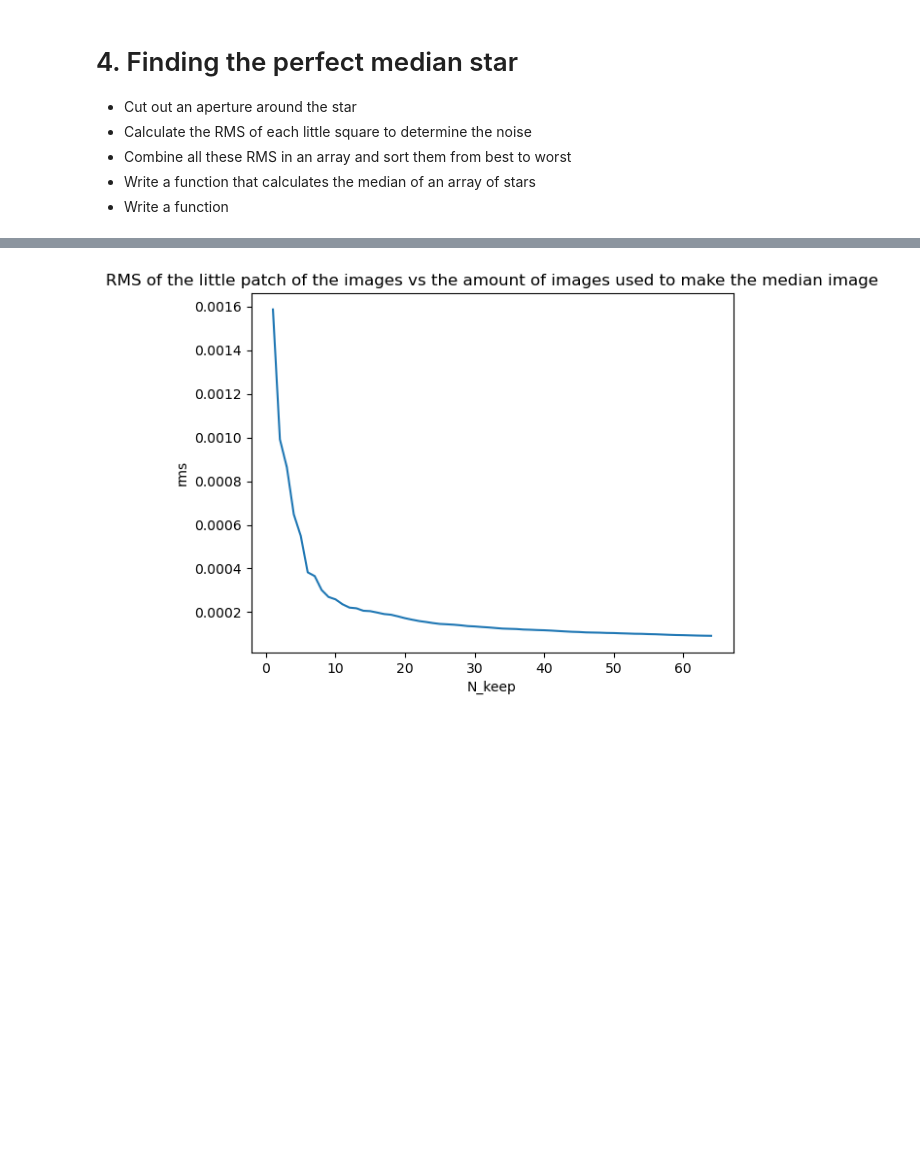
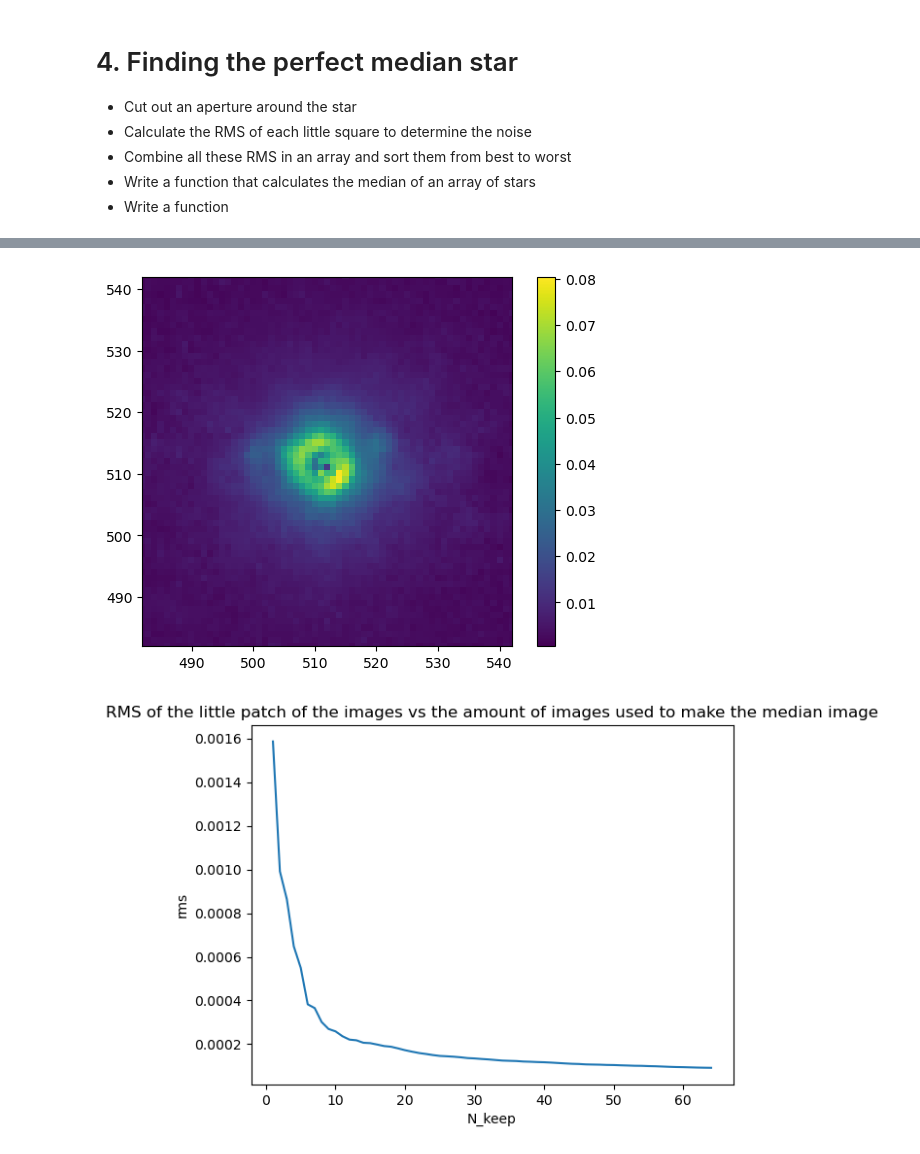
Before and after one commit to puck241/BRP_Joep_en_Puck, a Jupyter notebook: script.ipynb, the cells around one changed output, grey strips where cells are left out. Cells and saved outputs as stored; diff of their text form; code cells hidden in the pictures; blank space fills up the shorter version.

```diff
--- a/script.ipynb
+++ b/script.ipynb
@@ -143,3 +191,15 @@ sin_names_sort = sin_names[rms_idx] #if we ever need to know which star is which
+# %%
+#Make RMS cube
+im = rms_image(sin_clb)
+
+plt.figure()
+plt.imshow(im)
+plt.xlim(482, 542)
+plt.ylim(482, 542)
+plt.colorbar()
+plt.show()
+# %% [output]
+[figure, added]
 # %%
 #Make an array in which every ith entry is a median of the images from 0 to i in the array sorted from best to
 #worst rms
```
Also changed, not shown: parts of 10 cells of this notebook, 4 other files.
